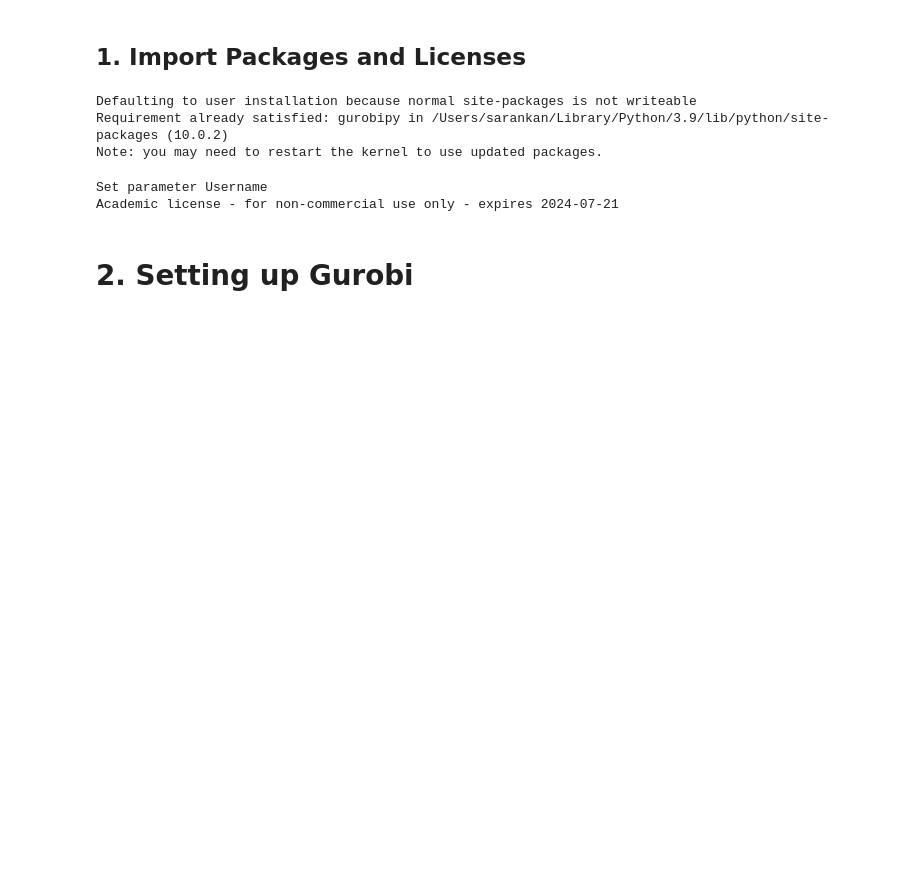
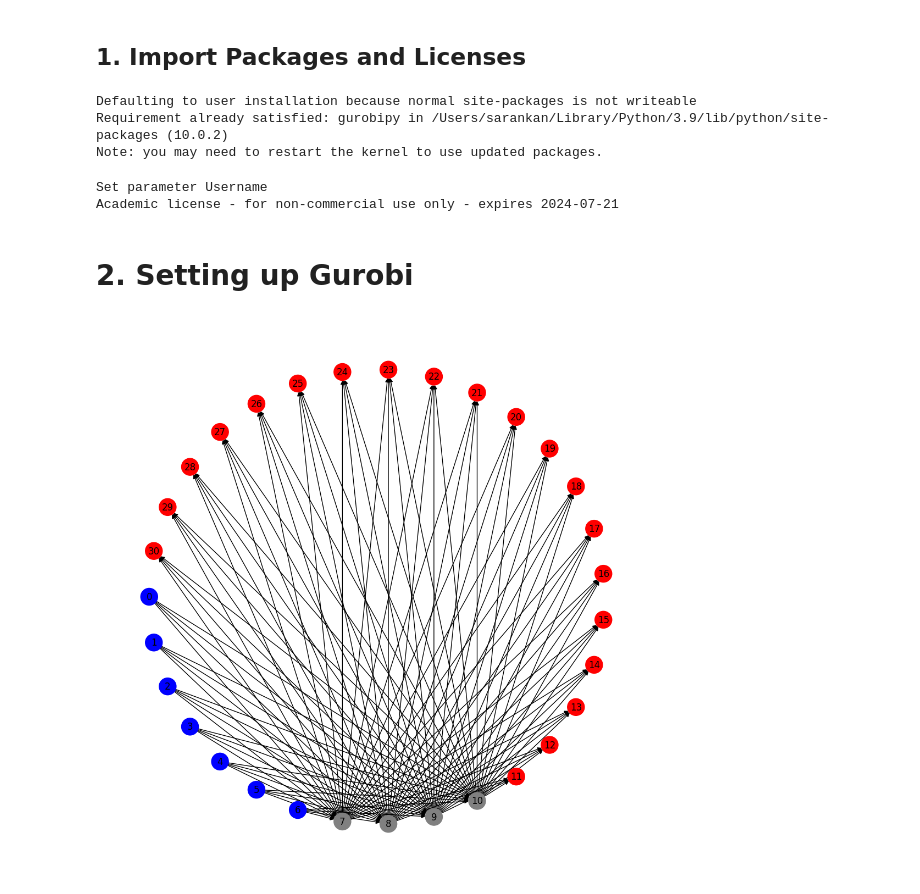
Before and after one commit to HassanRawasia/MSCI-434-Final-Project, a Jupyter notebook: MSCI434_S20_Team3_SupplyChainNetworkDesign.ipynb, the cells around one changed output. Cells and saved outputs as stored; diff of their text form; code cells hidden in the pictures; blank space fills up the shorter version.

Commit message:
Added a visualization of the problem

```diff
--- a/MSCI434_S20_Team3_SupplyChainNetworkDesign.ipynb
+++ b/MSCI434_S20_Team3_SupplyChainNetworkDesign.ipynb
@@ -25,3 +25,63 @@ Set parameter Username
 Academic license - for non-commercial use only - expires 2024-07-21
 # %% [markdown]
 # 2. Setting up Gurobi
+# %%
+from itertools import combinations, groupby
+import networkx as nx
+import matplotlib.pyplot as plt
+import numpy as np
+
+#Suppliers send product to the distribution centres
+supplier = 7
+#The distribution centres receive the HelloFresh product and package the product
+dc = 4
+#The customers within receive the packaged goods
+customer = 20
+
+# original version from https://stackoverflow.com/a/61961881
+def create_graph(suppliers, dcs, customers):
+    node_colors = []
+    G = nx.DiGraph()
+    #suppliers_to_dcs = []
+    location_edges = []
+
+    supplierNodes = np.arange(suppliers).tolist()
+    G.add_nodes_from(supplierNodes)
+
+    dcNodes = np.arange(suppliers, suppliers + dcs).tolist()
+    G.add_nodes_from(dcNodes)
+
+    for i in supplierNodes:
+      for j in dcNodes:
+        location_edges.append((i,j))
+
+    customerNodes = np.arange(suppliers + dcs, suppliers + dcs + customers).tolist()
+    G.add_nodes_from(customerNodes)
+
+    for i in dcNodes:
+      for j in customerNodes:
+        location_edges.append((i,j))
+
+    G.add_edges_from(location_edges)
+
+    return G
+
+
+node_colors = []
+for i in range(supplier):
+  node_colors.append('blue')
+
+for i in range(dc):
+  node_colors.append('grey')
+
+for i in range(customer):
+  node_colors.append('red')
+
+G = create_graph(supplier, dc, customer)
+# visualizing the graph
+plt.figure(figsize=(10,10))
+nx.draw_shell(G, node_color=node_colors,
+        with_labels=True,
+        node_size=500)
+# %% [output]
+[figure, added]
```
